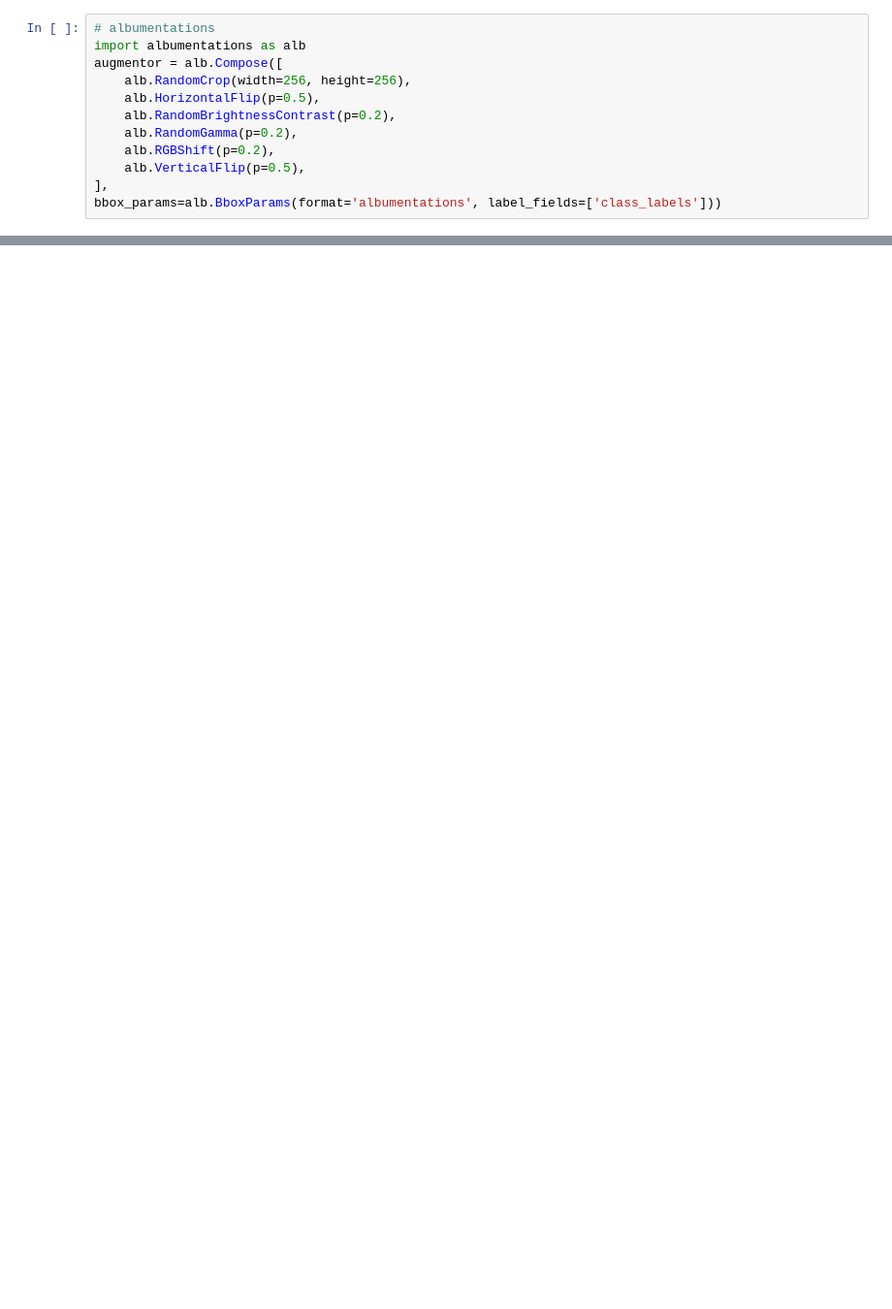
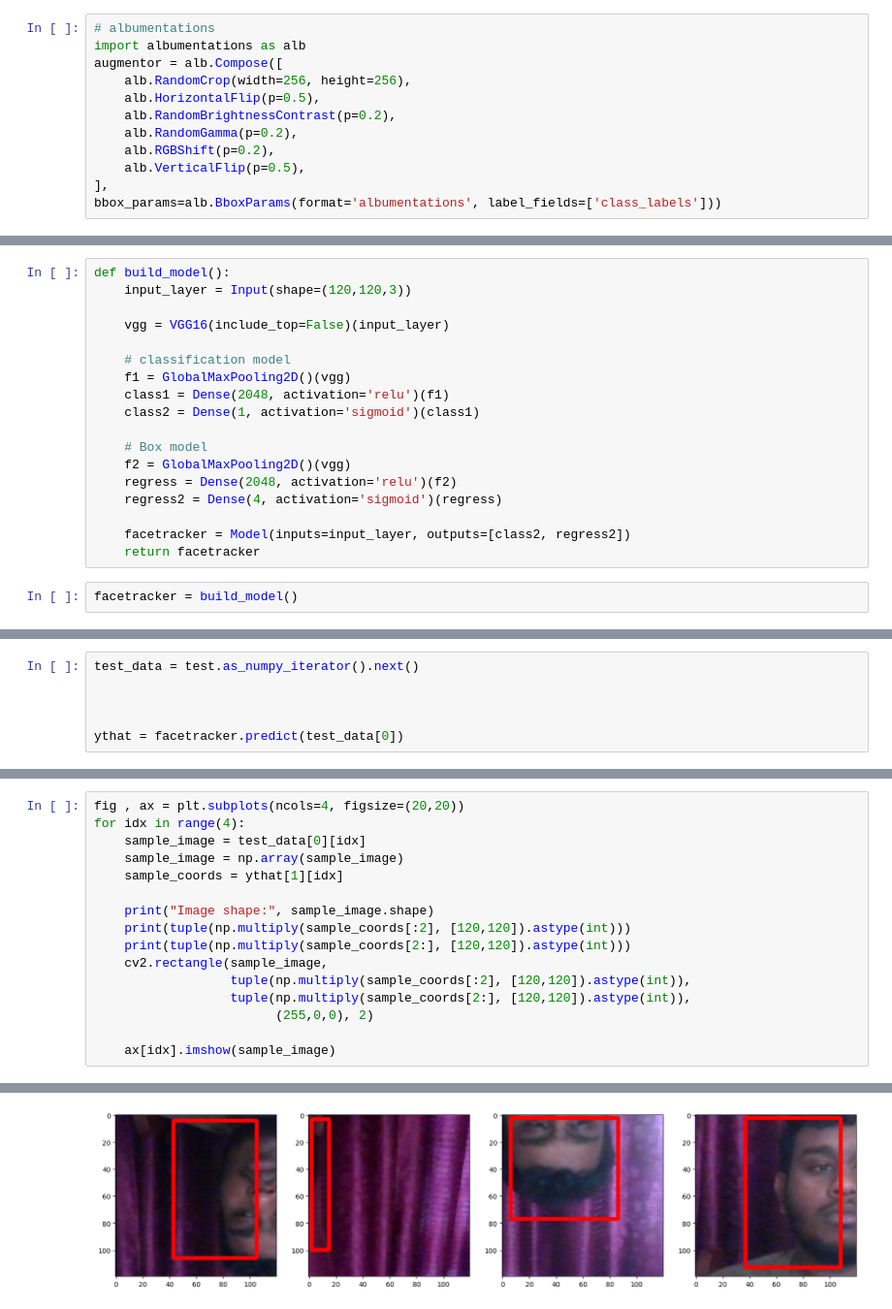
Before and after one commit to Sreegesh0602/FaceDetection, a Jupyter notebook: FaceDetection.ipynb, the cells around one changed output, grey strips where cells are left out. Shown at 97% size. Saved outputs shown, nothing was run; the diff lists cells and outputs as text; blank space fills up the shorter version.

```diff
--- a/FaceDetection.ipynb
+++ b/FaceDetection.ipynb
@@ -192,0 +324,20 @@ Error in 144e10ac-852f-11ef-bf08-c8e2659e55c4.jpg x_max is less than or equal to
+# %%
+def build_model():
+    input_layer = Input(shape=(120,120,3))
+
+    vgg = VGG16(include_top=False)(input_layer)
+
+    # classification model
+    f1 = GlobalMaxPooling2D()(vgg)
+    class1 = Dense(2048, activation='relu')(f1)
+    class2 = Dense(1, activation='sigmoid')(class1)
+
+    # Box model
+    f2 = GlobalMaxPooling2D()(vgg)
+    regress = Dense(2048, activation='relu')(f2)
+    regress2 = Dense(4, activation='sigmoid')(regress)
+
+    facetracker = Model(inputs=input_layer, outputs=[class2, regress2])
+    return facetracker
+# %%
+facetracker = build_model()
@@ -192,0 +491,6 @@ Error in 144e10ac-852f-11ef-bf08-c8e2659e55c4.jpg x_max is less than or equal to
+# %%
+test_data = test.as_numpy_iterator().next()
+
+
+
+ythat = facetracker.predict(test_data[0])
@@ -192,0 +499,17 @@ Error in 144e10ac-852f-11ef-bf08-c8e2659e55c4.jpg x_max is less than or equal to
+# %%
+fig , ax = plt.subplots(ncols=4, figsize=(20,20))
+for idx in range(4):
+    sample_image = test_data[0][idx]
+    sample_image = np.array(sample_image)
+    sample_coords = ythat[1][idx]
+
+    print("Image shape:", sample_image.shape)
+    print(tuple(np.multiply(sample_coords[:2], [120,120]).astype(int)))
+    print(tuple(np.multiply(sample_coords[2:], [120,120]).astype(int)))
+    cv2.rectangle(sample_image,
+                  tuple(np.multiply(sample_coords[:2], [120,120]).astype(int)),
+                  tuple(np.multiply(sample_coords[2:], [120,120]).astype(int)),
+                        (255,0,0), 2)
+
+    ax[idx].imshow(sample_image)
+# %% [output]
@@ -192,0 +532 @@ Error in 144e10ac-852f-11ef-bf08-c8e2659e55c4.jpg x_max is less than or equal to
+[figure, added]
```
Also changed, not shown: parts of 43 cells of this notebook, 3 other files.
